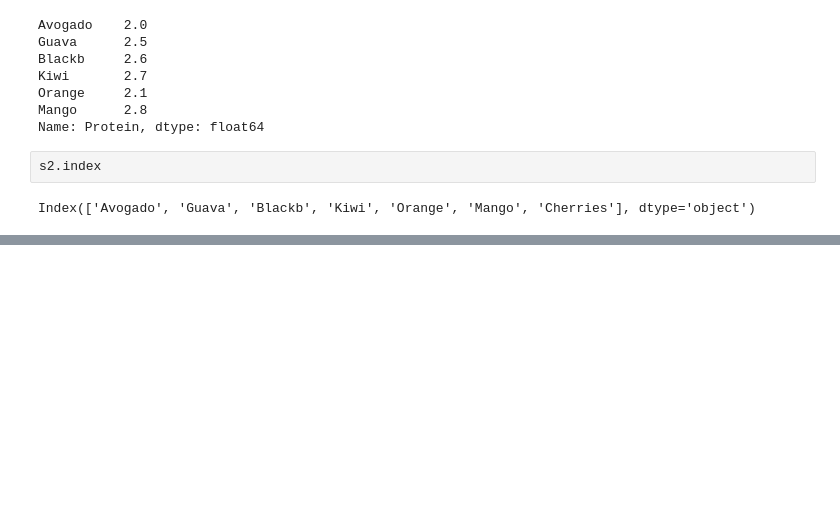
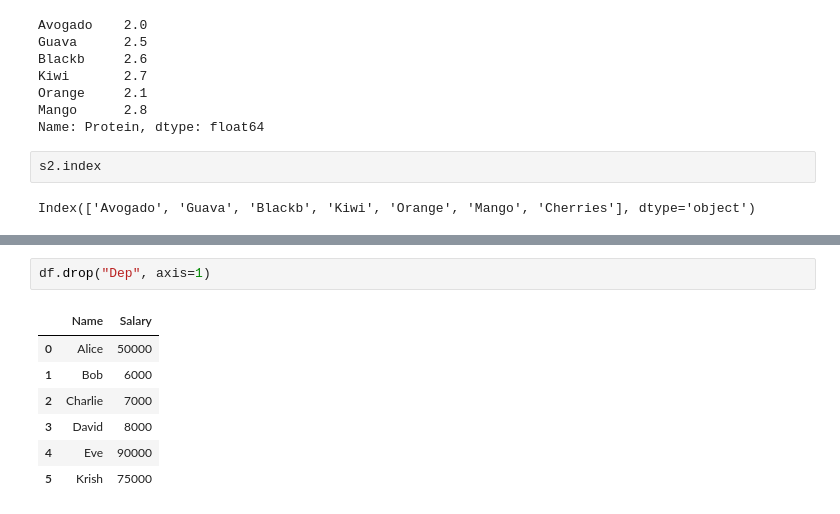
Before and after one commit to A-ghori/Matplot-Seaborn, a Jupyter notebook: matplot.ipynb, the cells around one changed output, grey strips where cells are left out. Drawn from its saved outputs; the diff is of its cells as text; blank space fills up the shorter version.

```diff
--- a/matplot.ipynb
+++ b/matplot.ipynb
@@ -440,0 +508,10 @@ Index(['Avogado', 'Guava', 'Blackb', 'Kiwi', 'Orange', 'Mango', 'Cherries'], dty
+# %%
+df.drop("Dep", axis=1)
+# %% [output]
+|  | Name | Salary |
+| 0 | Alice | 50000 |
+| 1 | Bob | 6000 |
+| 2 | Charlie | 7000 |
+| 3 | David | 8000 |
+| 4 | Eve | 90000 |
+| 5 | Krish | 75000 |
```
Also changed, not shown: parts of 21 cells of this notebook.
